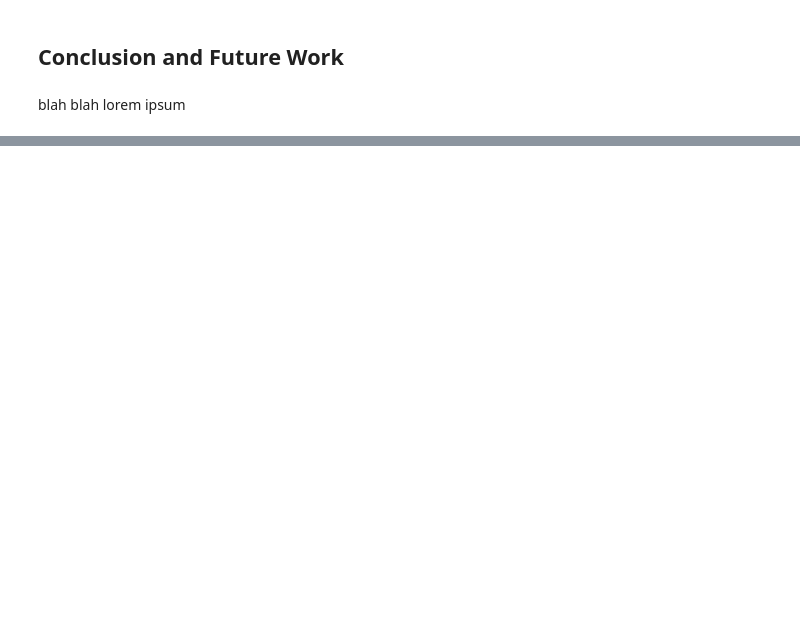
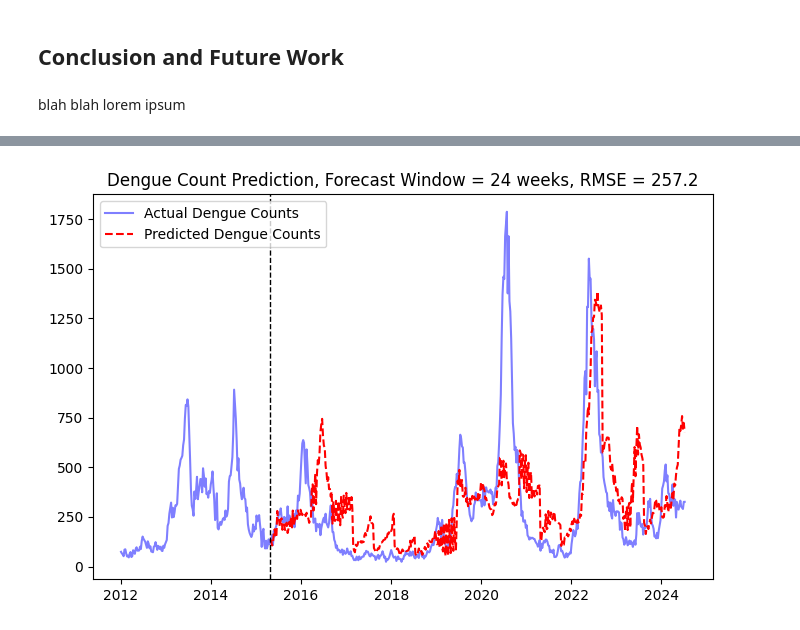
Before and after one commit to kampungkat/dengue-predictor, a Jupyter notebook: Dengue_Predictor.ipynb, the cells around one changed output, grey strips where cells are left out. Drawn from its saved outputs; the diff is of its cells as text; code cells hidden in the pictures; blank space fills up the shorter version.

```diff
--- a/Dengue_Predictor.ipynb
+++ b/Dengue_Predictor.ipynb
@@ -694,0 +883,85 @@ blah blah lorem ipsum
+# %%
+# Define lag characteristics
+feature_lags = range(1, 6)
+lagged_features = ['Daily_Rainfall', 'Mean_Temperature', 'Relative_Humidity',
+                   'Max_Temperature', 'Min_Temperature', 'Min_Wind_Speed',
+                   'Max_Wind_speed', 'Trend_Dengue', 'Trend_Dengue_Symptoms',
+                   'Trend_Fever', 'Trend_Mosquito','Wolbachia_Ratio','External_Events']
+weak_features = ['Daily_Rainfall', 'Mean_Temperature', 'Relative_Humidity',
+                   'Max_Temperature', 'Min_Temperature', 'Min_Wind_Speed',
+                   'Max_Wind_speed', 'Trend_Dengue', 'Trend_Dengue_Symptoms',
+                   'Trend_Fever', 'Trend_Mosquito'] # Features for which historical mean values are taken in forecast window
+target_lags = np.array([3,4])
+# %%
+preds = [] # Collect predictions
+forecast_window = 24
+tscv = TimeSeriesSplit(n_splits=20, test_size=forecast_window)
+for train_ind, test_ind in tscv.split(df_raw):
+    all_ind = np.hstack([train_ind, test_ind])
+    df_tab = df_raw.copy().iloc[all_ind,:]
+
+    # Prep train features with lagged features and target values
+    # Add feature lags
+    X_train = df_tab.iloc[train_ind,:]
+    for feat in lagged_features:
+        for lag in feature_lags:
+            X_train[f'{feat}_Lag_{lag}'] = X_train[feat].shift(lag)
+
+    # Add target lags
+    dict_target_lags = {}
+    for lag in target_lags:
+        dict_target_lags[lag] = f'Dengue_Count_Lag_{lag}'
+        X_train[dict_target_lags[lag]] = X_train['Dengue_Count'].shift(lag)
+    X_train = X_train[[col for col in X_train.columns if not (col in ['Year','Dengue_Count'])]]
+
+    # Prep train labels
+    y_train = df_tab.iloc[train_ind,:].loc[:,'Dengue_Count']
+
+    # Create dataframe of historical mean of selected features from train set
+    X_train_temp = df_tab.copy().iloc[train_ind,:]
+    mean_feature_values = []
+    for feat in weak_features:
+        mean_feature_values.append(X_train_temp[['Week',feat]].groupby('Week').mean())
+    mean_feature_values = pd.concat(mean_feature_values,axis=1)
+
+    # Replace selected 'known' feature values with historical mean
+    df_w_mean = df_tab.copy().iloc[all_ind,:]
+    df_w_mean.drop(columns=weak_features,inplace=True)
+    df_w_mean = df_w_mean.merge(mean_feature_values,on='Week',how='left')
+
+    # Add lagged features
+    for feat in lagged_features:
+        for lag in feature_lags:
+            df_w_mean[f'{feat}_Lag_{lag}'] = df_w_mean[feat].shift(lag)
+
+    # Add target lags
+    for lag in target_lags:
+        df_w_mean[dict_target_lags[lag]] = df_w_mean['Dengue_Count'].shift(lag)
+
+    # Get test features and labels
+    X_test = df_w_mean[[col for col in df_w_mean.columns if not (col in ['Year','Dengue_Count'])]]
+    X_test = X_test.iloc[test_ind,:]
+    X_test = X_test[X_train.columns]           # Get test feature columns in the same order as train df
+
+    # Initialize XGBoost regressor with defined parameters
+    model = xgb.XGBRegressor(**params)
+
+    # Train the model
+    model.fit(X_train, y_train)
+
+    # Get prediction
+    y_pred = get_sequential_predictions(model, X_test, dict_target_lags=dict_target_lags)
+    y_pred = pd.DataFrame(y_pred,columns=['Dengue_Count'],index=df_features.iloc[test_ind,:].index)
+    preds.append(y_pred)
+
+df_preds_xgb = pd.concat(preds)
+rmse = np.sqrt(mean_squared_error(df_target.loc[df_preds_xgb.index],df_preds_xgb))
+
+# Plot
+fig,ax = plt.subplots(1,1,figsize=(8,5))
+ax.plot(df_target,'b',label='Actual Dengue Counts',alpha=0.5)
+ax.plot(df_preds_xgb,'r--',label='Predicted Dengue Counts')
+ax.axvline(x=df_preds_xgb.index[0], color='k', linestyle='--', linewidth=1)
+ax.legend()
+ax.set_title(f'Dengue Count Prediction, Forecast Window = {forecast_window} weeks, RMSE = {rmse:.1f}')
+# %% [output]
@@ -694,0 +969 @@ blah blah lorem ipsum
+[figure, added]
```
Also changed, not shown: parts of 18 cells of this notebook.
